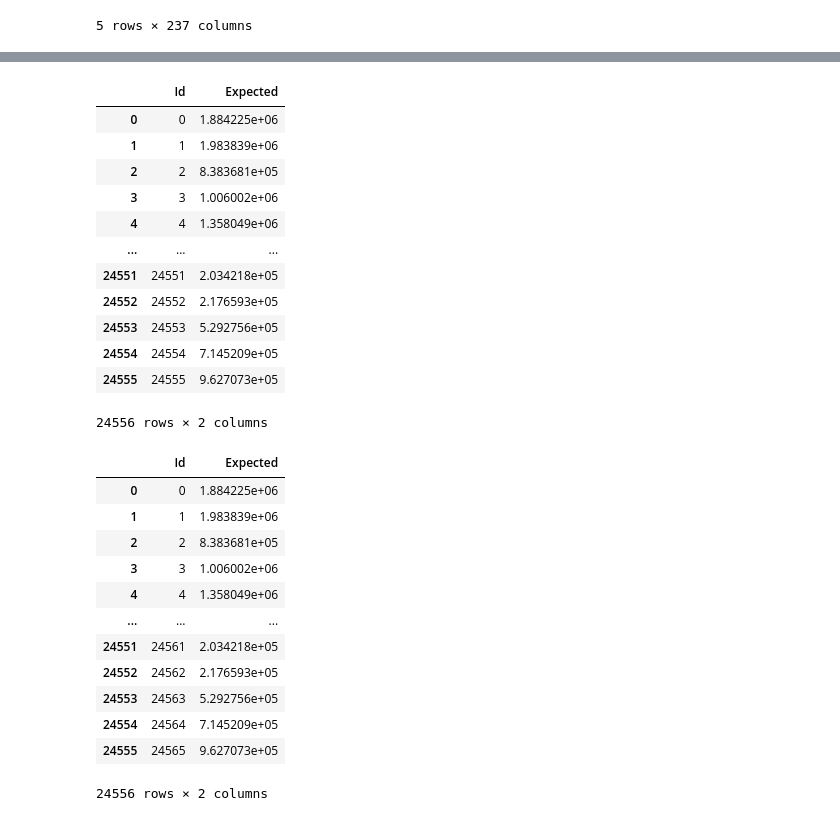
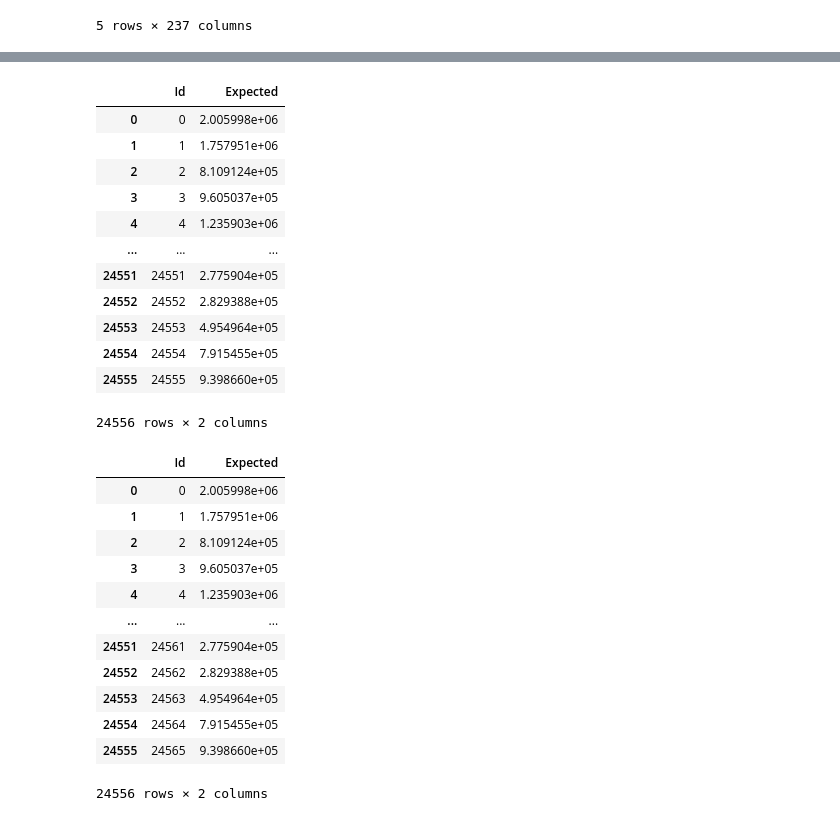
Before and after one commit to marvinvr/fhnw-cml1, a Jupyter notebook: 03_1_find_best_model.ipynb, the cells around one changed output, grey strips where cells are left out. Drawn from its saved outputs; the diff is of its cells as text; code cells hidden in the pictures.

```diff
--- a/03_1_find_best_model.ipynb
+++ b/03_1_find_best_model.ipynb
@@ -50,0 +52,4 @@ df.head(10)
+# %%
+relevant_features = select_features(X, y)
+X_relevant = X[relevant_features]
+X_relevant.head()
@@ -51,3 +75,5 @@ df.head(10)
+# %%
+X_train, X_test, y_train, y_test = train_test_split(X_relevant, y, train_size=0.8, random_state=42)
 # %% [markdown]
 ## Train all Models
 # %%
@@ -146,23 +133,23 @@ validation_df.tail()
 # %%
 right_ids = load(Path('data/kaggle/03_right_ids.pkl'))
 predictions = pd.DataFrame({
     'Id': list(validation_df.index),
-    'Expected': best_model.predict(validation_df)
+    'Expected': best_model.predict(validation_df[relevant_features])
 })
 predictions
 # %% [output]
 |  | Id | Expected |
-| 0 | 0 | 1.884225e+06 |
-| 1 | 1 | 1.983839e+06 |
-| 2 | 2 | 8.383681e+05 |
-| 3 | 3 | 1.006002e+06 |
-| 4 | 4 | 1.358049e+06 |
+| 0 | 0 | 2.005998e+06 |
+| 1 | 1 | 1.757951e+06 |
+| 2 | 2 | 8.109124e+05 |
+| 3 | 3 | 9.605037e+05 |
+| 4 | 4 | 1.235903e+06 |
 | ... | ... | ... |
-| 24551 | 24551 | 2.034218e+05 |
-| 24552 | 24552 | 2.176593e+05 |
-| 24553 | 24553 | 5.292756e+05 |
-| 24554 | 24554 | 7.145209e+05 |
-| 24555 | 24555 | 9.627073e+05 |
+| 24551 | 24551 | 2.775904e+05 |
+| 24552 | 24552 | 2.829388e+05 |
+| 24553 | 24553 | 4.954964e+05 |
+| 24554 | 24554 | 7.915455e+05 |
+| 24555 | 24555 | 9.398660e+05 |
 24556 rows × 2 columns
 # %%
 #join right ids as column to predictions
@@ -175,17 +162,17 @@ predictions = predictions[['Id', 'Expected']]
 predictions
 # %% [output]
 |  | Id | Expected |
-| 0 | 0 | 1.884225e+06 |
-| 1 | 1 | 1.983839e+06 |
-| 2 | 2 | 8.383681e+05 |
-| 3 | 3 | 1.006002e+06 |
-| 4 | 4 | 1.358049e+06 |
+| 0 | 0 | 2.005998e+06 |
+| 1 | 1 | 1.757951e+06 |
+| 2 | 2 | 8.109124e+05 |
+| 3 | 3 | 9.605037e+05 |
+| 4 | 4 | 1.235903e+06 |
 | ... | ... | ... |
-| 24551 | 24561 | 2.034218e+05 |
-| 24552 | 24562 | 2.176593e+05 |
-| 24553 | 24563 | 5.292756e+05 |
-| 24554 | 24564 | 7.145209e+05 |
-| 24555 | 24565 | 9.627073e+05 |
+| 24551 | 24561 | 2.775904e+05 |
+| 24552 | 24562 | 2.829388e+05 |
+| 24553 | 24563 | 4.954964e+05 |
+| 24554 | 24564 | 7.915455e+05 |
+| 24555 | 24565 | 9.398660e+05 |
 24556 rows × 2 columns
 # %%
 #Test for submission: if predictions["Id"] is in ids set predictions["Expected"] to 150_000
```
Also changed, not shown: parts of 16 cells of this notebook, 8 other files.
